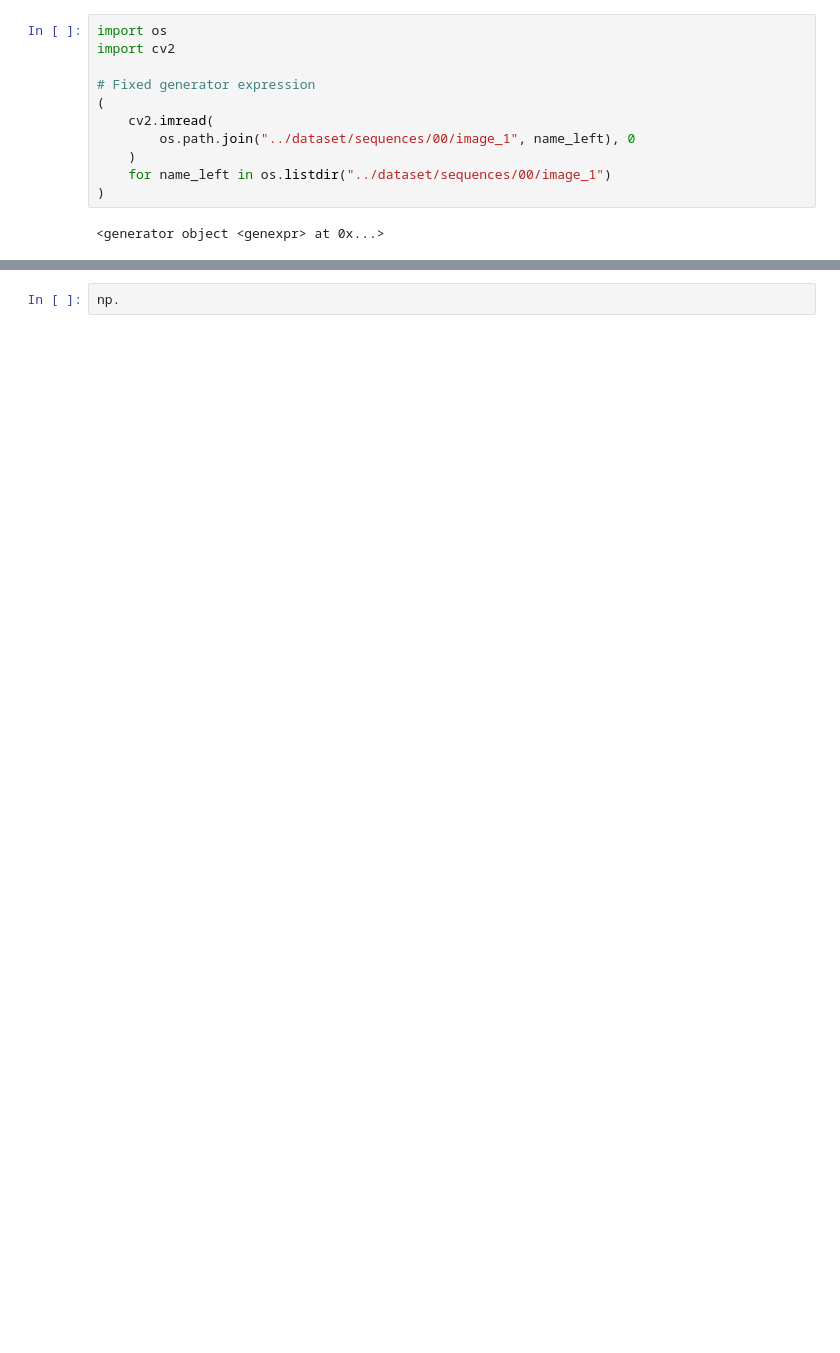
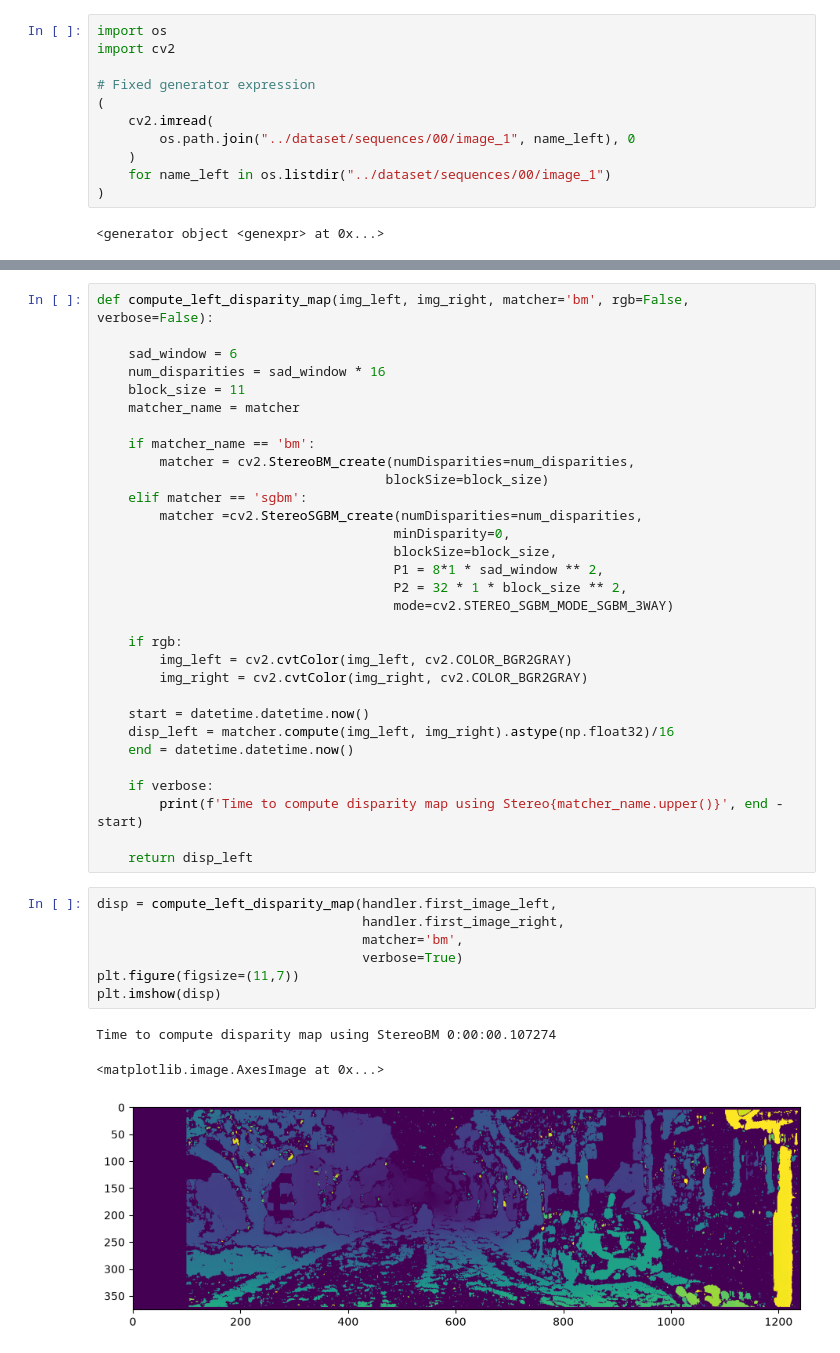
Before and after one commit to JanakaDilshanSendnayake/kitti-visual-odometry-python, a Jupyter notebook: Untitled.ipynb, the cells around one changed output, grey strips where cells are left out. Saved outputs shown, nothing was run; the diff lists cells and outputs as text; blank space fills up the shorter version.

```diff
--- a/Untitled.ipynb
+++ b/Untitled.ipynb
@@ -197,2 +239,42 @@ import cv2
 # %%
-np.
+def compute_left_disparity_map(img_left, img_right, matcher='bm', rgb=False, verbose=False):
+
+    sad_window = 6
+    num_disparities = sad_window * 16
+    block_size = 11
+    matcher_name = matcher
+
+    if matcher_name == 'bm':
+        matcher = cv2.StereoBM_create(numDisparities=num_disparities,
+                                     blockSize=block_size)
+    elif matcher == 'sgbm':
+        matcher =cv2.StereoSGBM_create(numDisparities=num_disparities,
+                                      minDisparity=0,
+                                      blockSize=block_size,
+                                      P1 = 8*1 * sad_window ** 2,
+                                      P2 = 32 * 1 * block_size ** 2,
+                                      mode=cv2.STEREO_SGBM_MODE_SGBM_3WAY)
+
+    if rgb:
+        img_left = cv2.cvtColor(img_left, cv2.COLOR_BGR2GRAY)
+        img_right = cv2.cvtColor(img_right, cv2.COLOR_BGR2GRAY)
+
+    start = datetime.datetime.now()
+    disp_left = matcher.compute(img_left, img_right).astype(np.float32)/16
+    end = datetime.datetime.now()
+
+    if verbose:
+        print(f'Time to compute disparity map using Stereo{matcher_name.upper()}', end - start)
+
+    return disp_left
+# %%
+disp = compute_left_disparity_map(handler.first_image_left,
+                                  handler.first_image_right,
+                                  matcher='bm',
+                                  verbose=True)
+plt.figure(figsize=(11,7))
+plt.imshow(disp)
+# %% [output]
+Time to compute disparity map using StereoBM 0:00:00.107274
+<matplotlib.image.AxesImage at 0x...>
+[figure, added]
```
Also changed, not shown: parts of 11 cells of this notebook.
